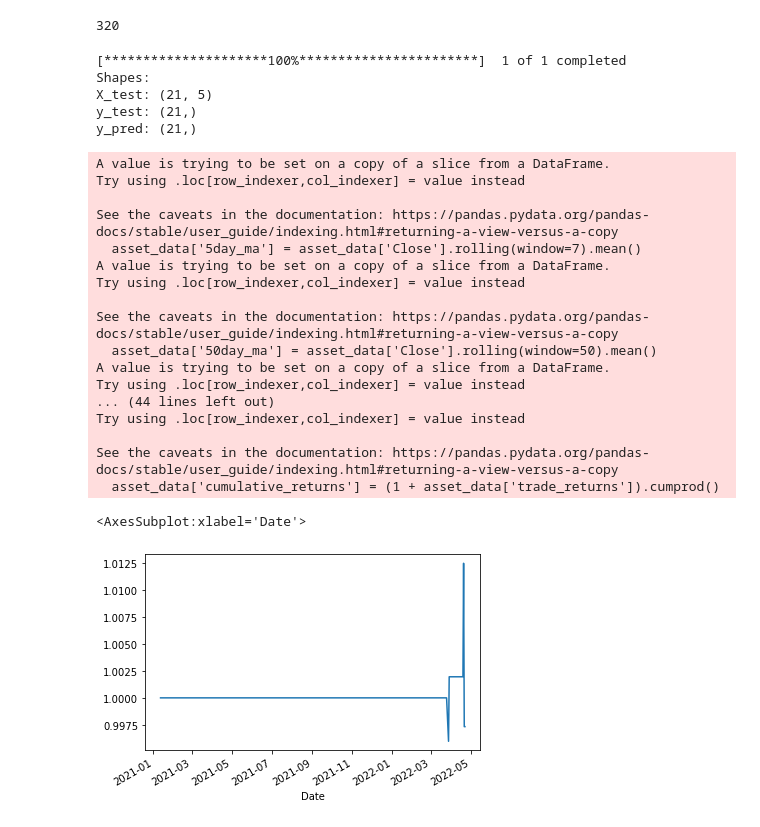
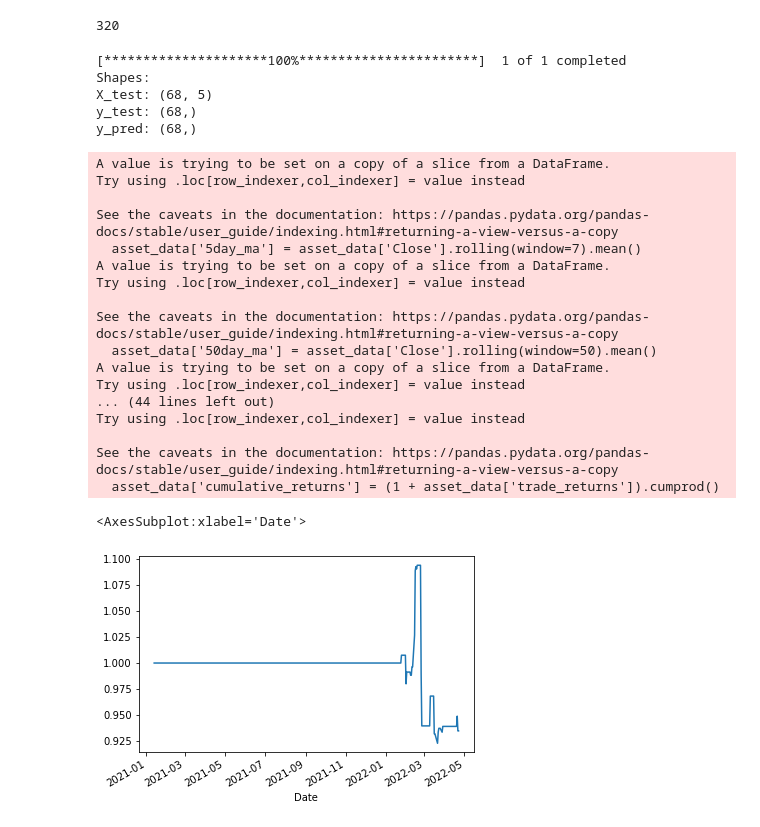
Before and after one commit to Dhruvk1999/momentum-trader, a Jupyter notebook: strategies/news_based/news-based.ipynb, the cells around one changed output. Drawn from its saved outputs; the diff is of its cells as text; code cells hidden in the pictures.

```diff
--- a/strategies/news_based/news-based.ipynb
+++ b/strategies/news_based/news-based.ipynb
@@ -316,7 +308,7 @@ from sklearn.ensemble import RandomForestRegressor
 symbol = '^NSEI'
 
 # Define the time period for the analysis
-start_date = '2021-01-01'
+start_date = '2021-01-04'
 end_date = '2022-04-23'
 
 # Get the historical price data for the asset
@@ -335,7 +327,7 @@ X = asset_data[['Open', 'High', 'Low', 'Close', 'Volume']]
 y = asset_data['future_returns']
 
 # Define the size of the training set
-train_size = int(0.95 * (len(asset_data) - 5))
+train_size = int(0.8 * (len(asset_data) - 5))
 
 # Split the data into training and testing sets
 X_train, X_test = X[:train_size], X[train_size:]
@@ -373,34 +365,34 @@ asset_data['signal'] = asset_data['momentum_signal'] * asset_data['mean_reversio
 # Define the position based on the signals
 asset_data['position'] = asset_data['signal'].diff()
 
 # Define the trade returns
 asset_data['trade_returns'] = asset_data['returns'] * asset_data['position'].shift()
 
 # Calculate the cumulative returns and plot the results
 asset_data['cumulative_returns'] = (1 + asset_data['trade_returns']).cumprod()
 asset_data['cumulative_returns'].plot()
 # %% [output]
 [*********************100%***********************]  1 of 1 completed
 Shapes:
-X_test: (21, 5)
-y_test: (21,)
-y_pred: (21,)
+X_test: (68, 5)
+y_test: (68,)
+y_pred: (68,)
 A value is trying to be set on a copy of a slice from a DataFrame.
 Try using .loc[row_indexer,col_indexer] = value instead
 
 See the caveats in the documentation: https://pandas.pydata.org/pandas-docs/stable/user_guide/indexing.html#returning-a-view-versus-a-copy
   asset_data['5day_ma'] = asset_data['Close'].rolling(window=7).mean()
 A value is trying to be set on a copy of a slice from a DataFrame.
 Try using .loc[row_indexer,col_indexer] = value instead
 
 See the caveats in the documentation: https://pandas.pydata.org/pandas-docs/stable/user_guide/indexing.html#returning-a-view-versus-a-copy
   asset_data['50day_ma'] = asset_data['Close'].rolling(window=50).mean()
 A value is trying to be set on a copy of a slice from a DataFrame.
 Try using .loc[row_indexer,col_indexer] = value instead
 ... (44 lines left out)
 Try using .loc[row_indexer,col_indexer] = value instead
 
 See the caveats in the documentation: https://pandas.pydata.org/pandas-docs/stable/user_guide/indexing.html#returning-a-view-versus-a-copy
   asset_data['cumulative_returns'] = (1 + asset_data['trade_returns']).cumprod()
 <AxesSubplot:xlabel='Date'>
-[figure, old version]
+[figure, new version]
```
Also changed, not shown: parts of 16 cells of this notebook, 4 other files.
